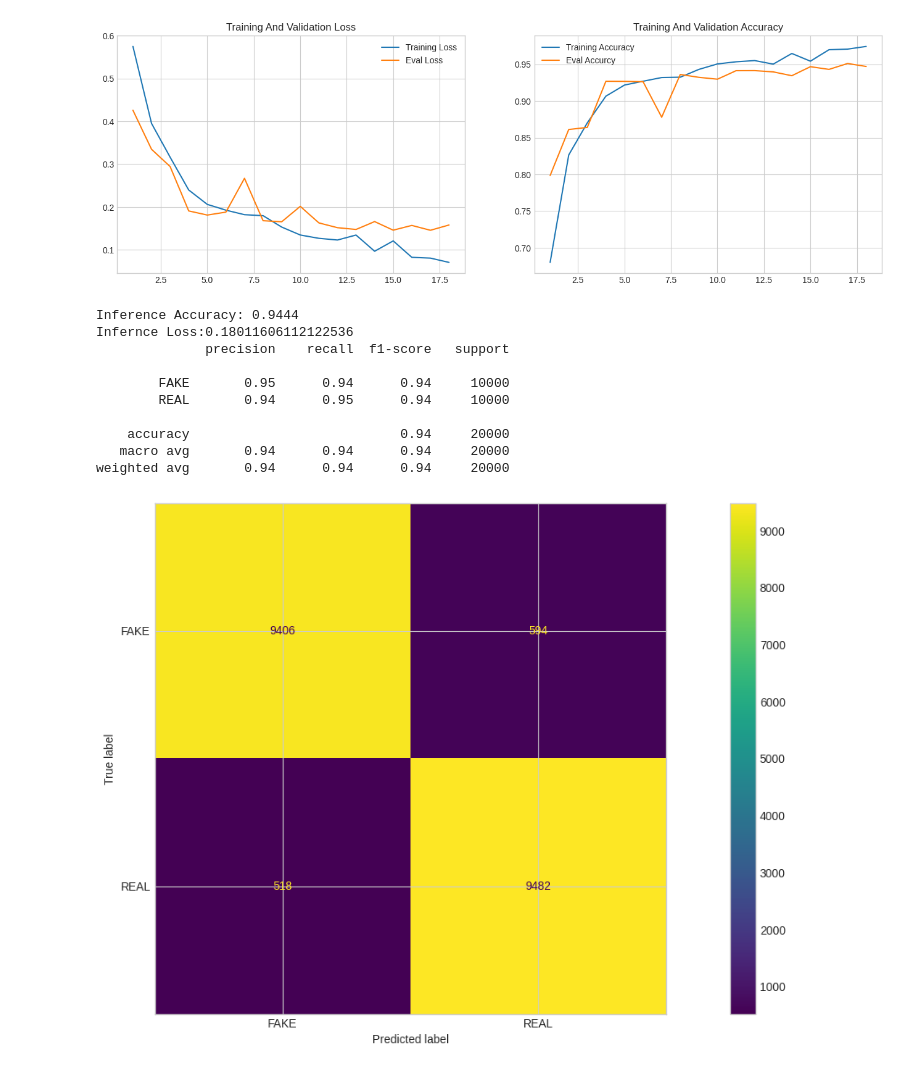
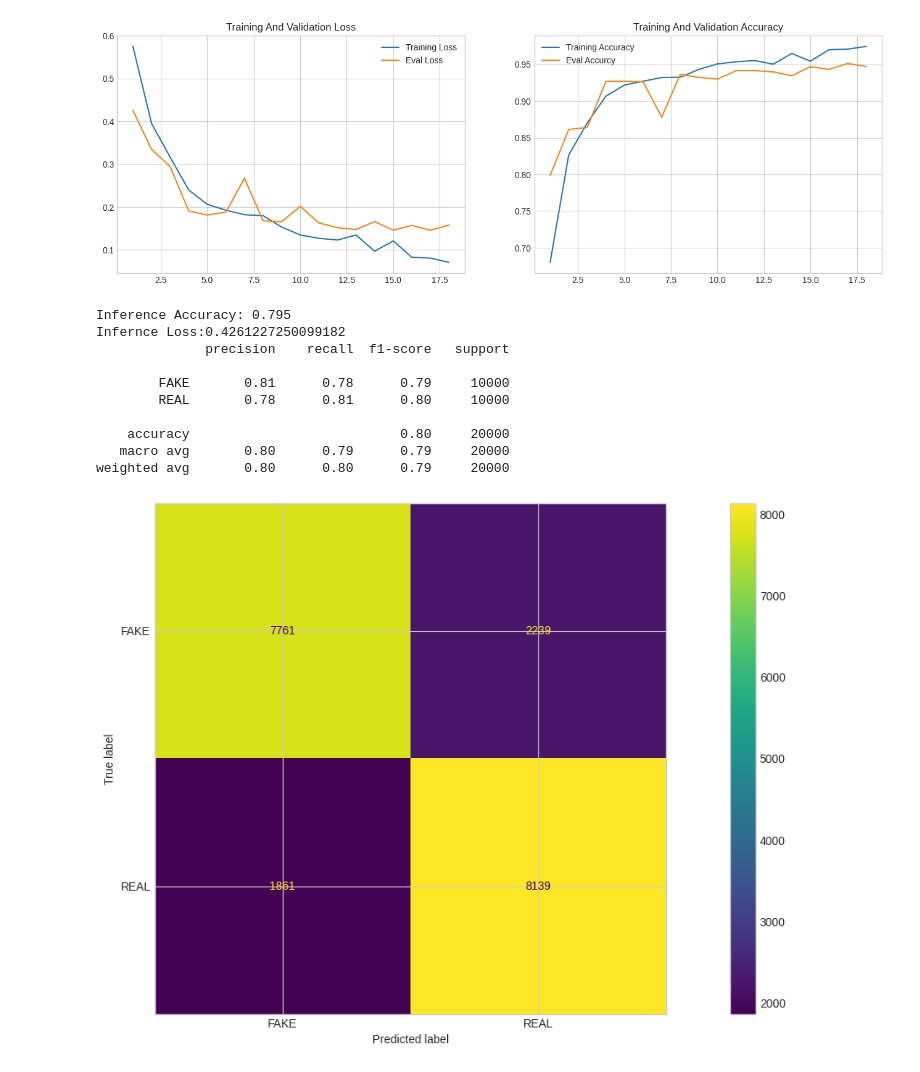
Before and after one commit to 1nuc/image-classification, a Jupyter notebook: run.ipynb, the cells around one changed output. Saved outputs shown, nothing was run; the diff lists cells and outputs as text; code cells hidden in the pictures.

```diff
--- a/run.ipynb
+++ b/run.ipynb
@@ -824,16 +824,16 @@ def inference(model_path,batch_size, device):
     y_test=y_test.cpu().numpy()
     confusion_statistics(y_test, outputs,labels, class_names)
 # %%
-inference("cnn_model.pt",5000, device)
+inference("mlp_model.pt",5000, device)
 # %% [output]
-Inference Accuracy: 0.9444
-Infernce Loss:0.18011606112122536
+Inference Accuracy: 0.795
+Infernce Loss:0.4261227250099182
               precision    recall  f1-score   support
 
-        FAKE       0.95      0.94      0.94     10000
-        REAL       0.94      0.95      0.94     10000
+        FAKE       0.81      0.78      0.79     10000
+        REAL       0.78      0.81      0.80     10000
 
-    accuracy                           0.94     20000
-   macro avg       0.94      0.94      0.94     20000
-weighted avg       0.94      0.94      0.94     20000
+    accuracy                           0.80     20000
+   macro avg       0.80      0.79      0.79     20000
+weighted avg       0.80      0.80      0.79     20000
-[figure, old version]
+[figure, new version]
```
